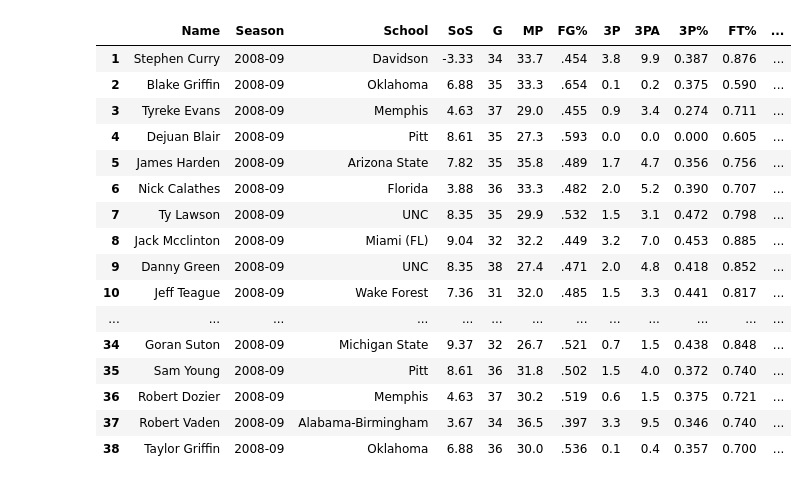
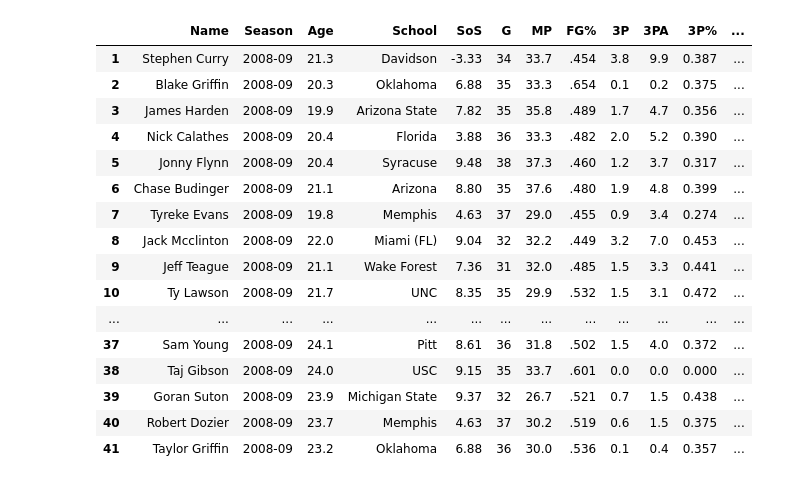
Before and after one commit to EvanJW7/2021-NBA-Draft-Prospect-Stats, a Jupyter notebook: 2009 Grades/2009.ipynb, the cells around one changed output. Drawn from its saved outputs; the diff is of its cells as text; code cells hidden in the pictures.

```diff
--- a/2009 Grades/2009.ipynb
+++ b/2009 Grades/2009.ipynb
@@ -7,13 +7,13 @@ headers = {'User Agent':'Mozilla/5.0'}
 
 players = [
     'blake-griffin', 'hasheem-thabeet', 'james-harden', 'tyreke-evans', 'jonny-flynn', 'stephen-curry',
-    'jordan-hill', 'demar-derozan', 'terrence-williams', 'gerald-henderson', 'tyler-hansbrough',
-    'earl-clark', 'austin-daye', 'james-johnson-2', 'jure-holiday', 'ty-lawson', 'jeff-teague',
+    'jordan-hill', 'demar-derozan', 'terrence-williams', 'gerald-henderson-2', 'tyler-hansbrough',
+    'earl-clark', 'austin-daye', 'james-johnson-2', 'jrue-holiday', 'ty-lawson', 'jeff-teague',
     'eric-maynor', 'darren-collison', 'demarre-carroll', 'wayne-ellington', 'toney-douglas', 'jeff-ayres',
     'jermaine-taylor', 'dante-cunningham', 'dajuan-summers', 'sam-young',  'dejuan-blair', 'jon-brockman',
-    'derrick-brown', 'jodie-meeks', 'patrick-beverly', 'chase-budinger', 'nick-calathes',
-    'danny-green', 'taylor-griffin', 'goran-suton', 'jack-mcclinton', 'aj-price', 'robert-vaden',
-    'patrick-mills',  'robert-dozier']
+    'derrick-brown', 'jodie-meeks', 'patrick-beverly', 'chase-budinger', 'nick-calathes', 'byron-mullins',
+    'danny-green', 'taylor-griffin', 'goran-suton', 'jack-mcclinton', 'aj-price', 'patrick-mills',
+    'taj-gibson', 'robert-dozier', 'marcus-thornton']
 
 player_stats = []
 playerlist = []
@@ -83,6 +83,8 @@ for player in players:
         age_list.append(22)
         year_list.append(.85)
 
+year_list[-1] = .79
+age_list[-1] = 22
 table.insert(0, "Name", playerlist)
 table.insert(2, "Year", year_list)
 table.insert(2, "Age", age_list)
@@ -99,53 +101,53 @@ table['TOV'] = table['TOV'].astype(float)
 table['SOS'] = table['SOS'].astype(float)
 table['PF'] = table['PF'].astype(float)
 table['FT%'] = table['FT%'].astype(float)
 table['3P%'] = table['3P%'].astype(float)
 
-per40 = 40/table['MP']
-
-table["Player Grade"] = ((table['PTS']*per40) + (table['TRB']*1.5*per40) + (table['AST']*2*per40) +
-(table['BLK']*3*per40) + (table['STL']*3*per40) + (table['3P']*5*per40)+ (table['FT%']*7) + (table['SOS']) +
+table["Player Grade"] = ((table['PTS']) + (table['TRB']*1.5) + (table['AST']*2) +
+(table['BLK']*3) + (table['STL']*3) + (table['3P']*5)+ (table['FT%']*7) + (table['SOS']) +
 (table['3P%']*10)) * table['Year']
 
-table["Player Grade"] = table["Player Grade"]*1.25
+table["Player Grade"] = table["Player Grade"]*1.50
 table["Player Grade"] = (round(table["Player Grade"], 1))
 table["Player Grade"]= table["Player Grade"].astype(float)
 
 table = table.sort_values(by= "Player Grade", ascending=False)
 table.insert(5, 'SoS', table['SOS'])
 table.reset_index(drop = True, inplace=True)
 import numpy as np
 table.index = np.arange(1, len(table)+1)
 del table['SOS']
 del table['Conf']
 del table['ORB']
 del table['DRB']
 del table['GS']
 del table['FG']
 del table['FGA']
 del table['FT']
 del table['FTA']
 del table['2P']
 del table['2PA']
 del table['2P%']
 del table['Year']
-del table['Age']
+del table['TOV']
+del table['PF']
+
 table
 # %% [output]
-|  | Name | Season | School | SoS | G | MP | FG% | 3P | 3PA | 3P% | FT% | ... |
-| 1 | Stephen Curry | 2008-09 | Davidson | -3.33 | 34 | 33.7 | .454 | 3.8 | 9.9 | 0.387 | 0.876 | ... |
-| 2 | Blake Griffin | 2008-09 | Oklahoma | 6.88 | 35 | 33.3 | .654 | 0.1 | 0.2 | 0.375 | 0.590 | ... |
-| 3 | Tyreke Evans | 2008-09 | Memphis | 4.63 | 37 | 29.0 | .455 | 0.9 | 3.4 | 0.274 | 0.711 | ... |
-| 4 | Dejuan Blair | 2008-09 | Pitt | 8.61 | 35 | 27.3 | .593 | 0.0 | 0.0 | 0.000 | 0.605 | ... |
-| 5 | James Harden | 2008-09 | Arizona State | 7.82 | 35 | 35.8 | .489 | 1.7 | 4.7 | 0.356 | 0.756 | ... |
-| 6 | Nick Calathes | 2008-09 | Florida | 3.88 | 36 | 33.3 | .482 | 2.0 | 5.2 | 0.390 | 0.707 | ... |
-| 7 | Ty Lawson | 2008-09 | UNC | 8.35 | 35 | 29.9 | .532 | 1.5 | 3.1 | 0.472 | 0.798 | ... |
-| 8 | Jack Mcclinton | 2008-09 | Miami (FL) | 9.04 | 32 | 32.2 | .449 | 3.2 | 7.0 | 0.453 | 0.885 | ... |
-| 9 | Danny Green | 2008-09 | UNC | 8.35 | 38 | 27.4 | .471 | 2.0 | 4.8 | 0.418 | 0.852 | ... |
-| 10 | Jeff Teague | 2008-09 | Wake Forest | 7.36 | 31 | 32.0 | .485 | 1.5 | 3.3 | 0.441 | 0.817 | ... |
+|  | Name | Season | Age | School | SoS | G | MP | FG% | 3P | 3PA | 3P% | ... |
+| 1 | Stephen Curry | 2008-09 | 21.3 | Davidson | -3.33 | 34 | 33.7 | .454 | 3.8 | 9.9 | 0.387 | ... |
+| 2 | Blake Griffin | 2008-09 | 20.3 | Oklahoma | 6.88 | 35 | 33.3 | .654 | 0.1 | 0.2 | 0.375 | ... |
+| 3 | James Harden | 2008-09 | 19.9 | Arizona State | 7.82 | 35 | 35.8 | .489 | 1.7 | 4.7 | 0.356 | ... |
+| 4 | Nick Calathes | 2008-09 | 20.4 | Florida | 3.88 | 36 | 33.3 | .482 | 2.0 | 5.2 | 0.390 | ... |
+| 5 | Jonny Flynn | 2008-09 | 20.4 | Syracuse | 9.48 | 38 | 37.3 | .460 | 1.2 | 3.7 | 0.317 | ... |
+| 6 | Chase Budinger | 2008-09 | 21.1 | Arizona | 8.80 | 35 | 37.6 | .480 | 1.9 | 4.8 | 0.399 | ... |
+| 7 | Tyreke Evans | 2008-09 | 19.8 | Memphis | 4.63 | 37 | 29.0 | .455 | 0.9 | 3.4 | 0.274 | ... |
+| 8 | Jack Mcclinton | 2008-09 | 22.0 | Miami (FL) | 9.04 | 32 | 32.2 | .449 | 3.2 | 7.0 | 0.453 | ... |
+| 9 | Jeff Teague | 2008-09 | 21.1 | Wake Forest | 7.36 | 31 | 32.0 | .485 | 1.5 | 3.3 | 0.441 | ... |
+| 10 | Ty Lawson | 2008-09 | 21.7 | UNC | 8.35 | 35 | 29.9 | .532 | 1.5 | 3.1 | 0.472 | ... |
 | ... | ... | ... | ... | ... | ... | ... | ... | ... | ... | ... | ... | ... |
-| 34 | Goran Suton | 2008-09 | Michigan State | 9.37 | 32 | 26.7 | .521 | 0.7 | 1.5 | 0.438 | 0.848 | ... |
-| 35 | Sam Young | 2008-09 | Pitt | 8.61 | 36 | 31.8 | .502 | 1.5 | 4.0 | 0.372 | 0.740 | ... |
-| 36 | Robert Dozier | 2008-09 | Memphis | 4.63 | 37 | 30.2 | .519 | 0.6 | 1.5 | 0.375 | 0.721 | ... |
-| 37 | Robert Vaden | 2008-09 | Alabama-Birmingham | 3.67 | 34 | 36.5 | .397 | 3.3 | 9.5 | 0.346 | 0.740 | ... |
-| 38 | Taylor Griffin | 2008-09 | Oklahoma | 6.88 | 36 | 30.0 | .536 | 0.1 | 0.4 | 0.357 | 0.700 | ... |
+| 37 | Sam Young | 2008-09 | 24.1 | Pitt | 8.61 | 36 | 31.8 | .502 | 1.5 | 4.0 | 0.372 | ... |
+| 38 | Taj Gibson | 2008-09 | 24.0 | USC | 9.15 | 35 | 33.7 | .601 | 0.0 | 0.0 | 0.000 | ... |
+| 39 | Goran Suton | 2008-09 | 23.9 | Michigan State | 9.37 | 32 | 26.7 | .521 | 0.7 | 1.5 | 0.438 | ... |
+| 40 | Robert Dozier | 2008-09 | 23.7 | Memphis | 4.63 | 37 | 30.2 | .519 | 0.6 | 1.5 | 0.375 | ... |
+| 41 | Taylor Griffin | 2008-09 | 23.2 | Oklahoma | 6.88 | 36 | 30.0 | .536 | 0.1 | 0.4 | 0.357 | ... |
```
Also changed, not shown: 1 other file.
